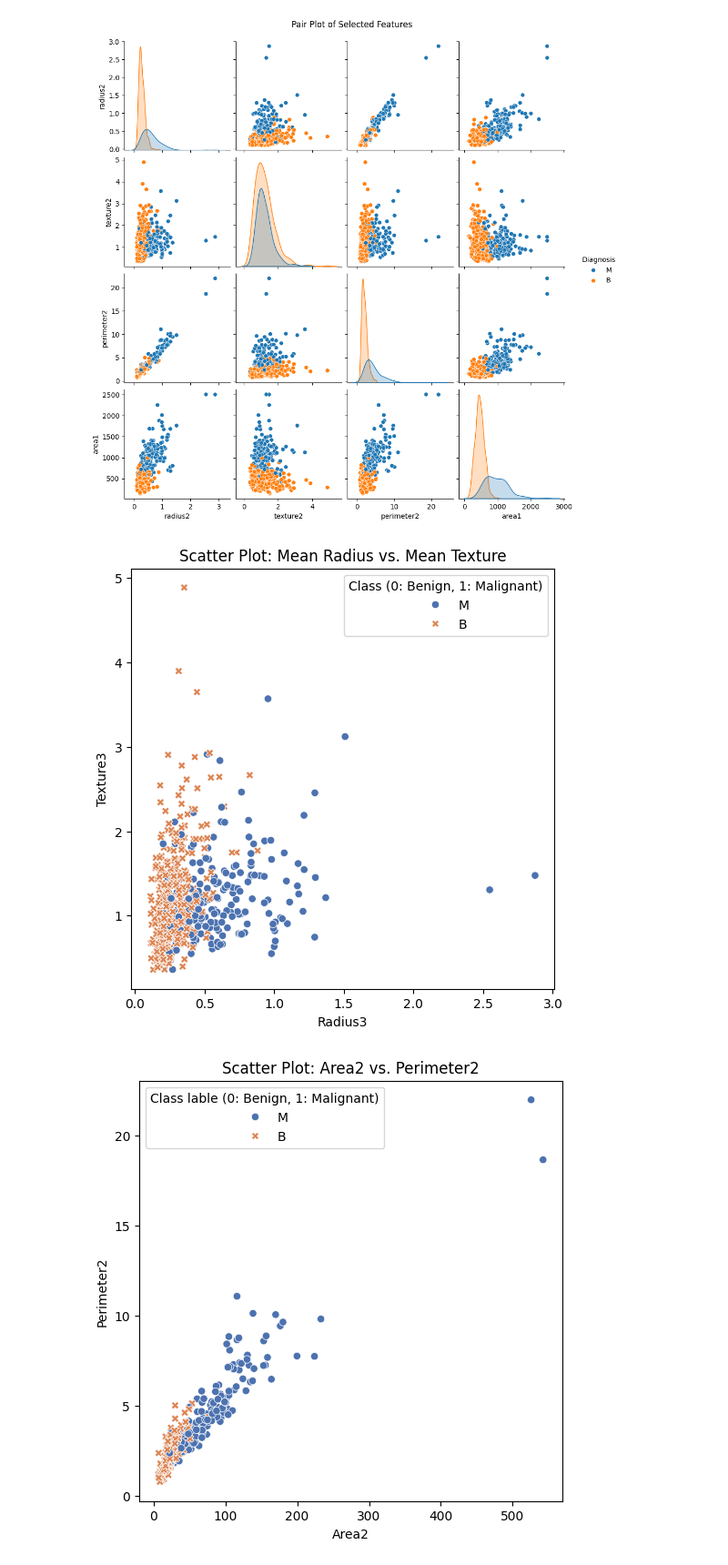
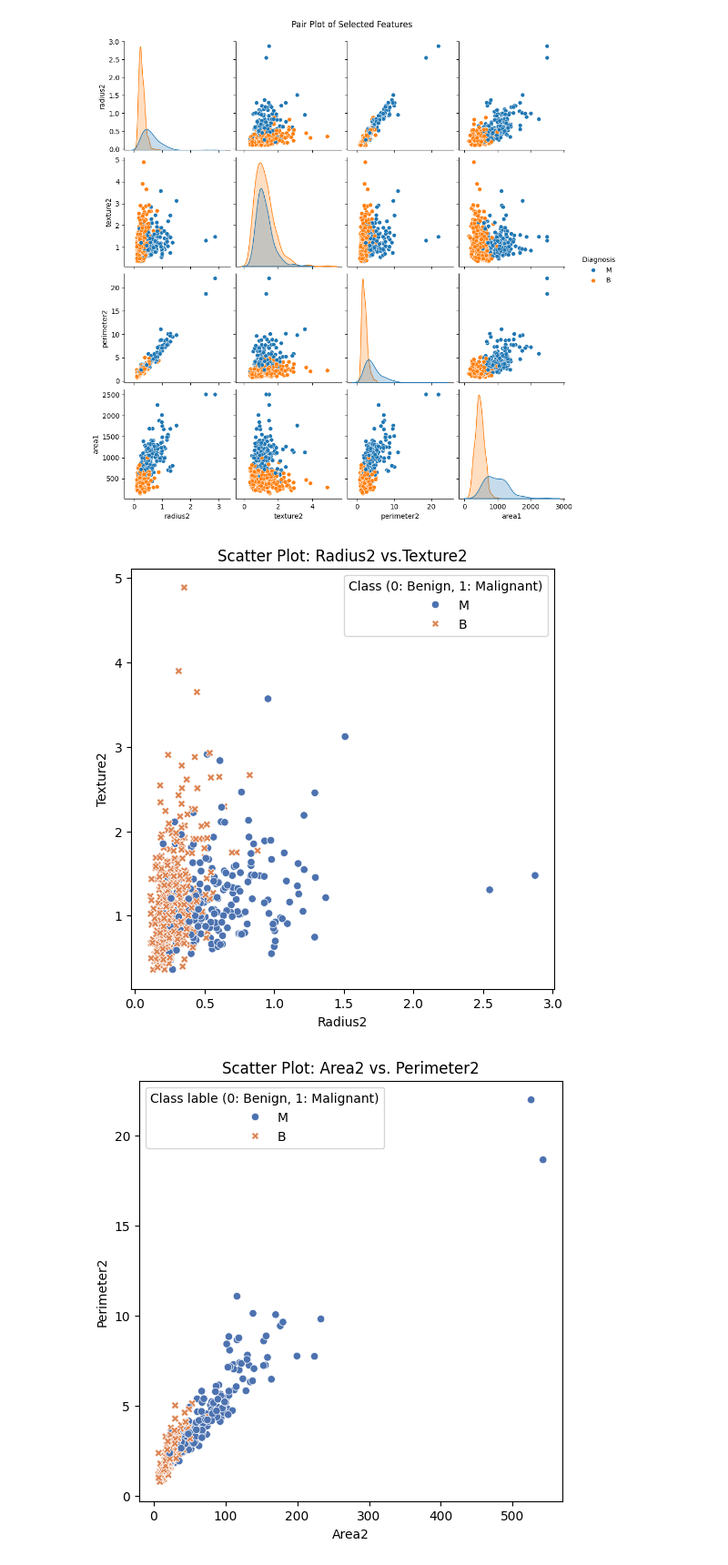
Before and after one commit to emharthi/Data-Analysis-2-Project, a Jupyter notebook: Task 1 (Naive Bayes Classification)/Naive_Bayes_Classification.ipynb, the cells around one changed output. Shown at 91% size. Saved outputs shown, nothing was run; the diff lists cells and outputs as text; code cells hidden in the pictures.

```diff
--- a/Task 1 (Naive Bayes Classification)/Naive_Bayes_Classification.ipynb
+++ b/Task 1 (Naive Bayes Classification)/Naive_Bayes_Classification.ipynb
@@ -237,13 +238,13 @@ plt.show()
 # %%
 plt.figure(figsize=(6, 6))
 sns.scatterplot(x='radius2', y='texture2', hue='Diagnosis', style='Diagnosis', data=df, palette='deep')
-plt.title('Scatter Plot: Mean Radius vs. Mean Texture')
-plt.xlabel('Radius3')
-plt.ylabel('Texture3')
+plt.title('Scatter Plot: Radius2 vs.Texture2')
+plt.xlabel('Radius2')
+plt.ylabel('Texture2')
 plt.legend(title='Class (0: Benign, 1: Malignant)')
 plt.show()
 # %% [output]
-[figure, old version]
+[figure, new version]
 # %%
 plt.figure(figsize=(6, 6))
 sns.scatterplot(x='area2', y='perimeter2', hue='Diagnosis', style='Diagnosis', data=df, palette='deep')
```
Also changed, not shown: parts of 1 cell of this notebook, 1 other file.
